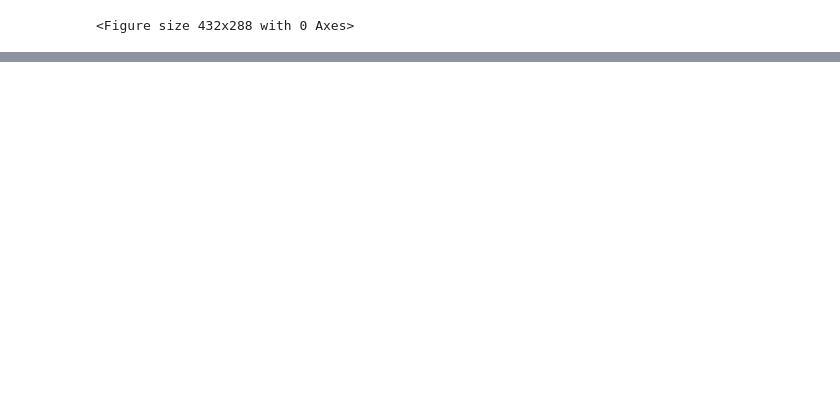
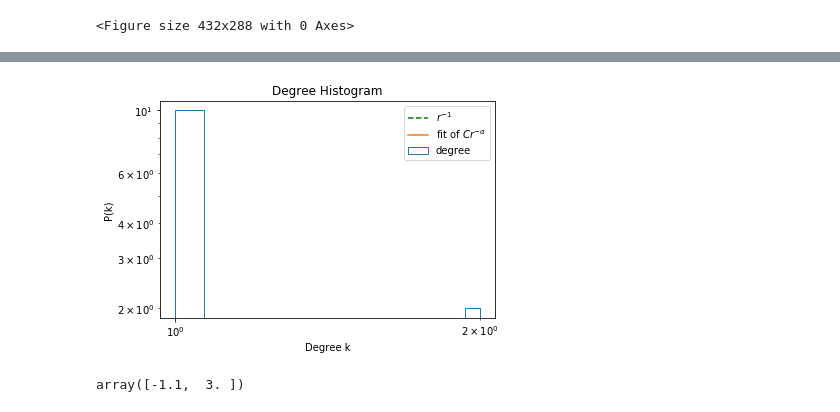
Before and after one commit to fvalle1/master_thesis, a Jupyter notebook: Network.ipynb, the cells around one changed output, grey strips where cells are left out. Saved outputs shown, nothing was run; the diff lists cells and outputs as text; code cells hidden in the pictures; blank space fills up the shorter version.

```diff
--- a/Network.ipynb
+++ b/Network.ipynb
@@ -79,0 +88,23 @@ plt.show()
+# %%
+def fitfunc(x, alpha, c):
+    return np.power(x,alpha)*(10**c)
+# %%
+plt.figure()
+plt.hist(deg, weights=cnt,  histtype='step',bins=15, label='degree')
+x=np.arange(10, np.max(degree_sequence))
+plt.plot(x, 1./(x-0.01)*(10**3), 'g--', label='$r^{-1}$')
+popt, pcov = curve_fit(fitfunc, deg, cnt, bounds=([-1.1,3], [-0.5,10]))
+plt.plot(x, fitfunc(x, *popt), label='fit of $C r^{-\\alpha}$')
+plt.xscale('log')
+plt.yscale('log')
+plt.title("Degree Histogram")
+plt.ylabel("P(k)")
+plt.xlabel("Degree k")
+plt.legend()
+plt.show()
+# %% [output]
+[figure, added]
+# %%
+popt
+# %% [output]
+array([-1.1,  3. ])
```
Also changed, not shown: parts of 13 cells of this notebook, 19 other files.
